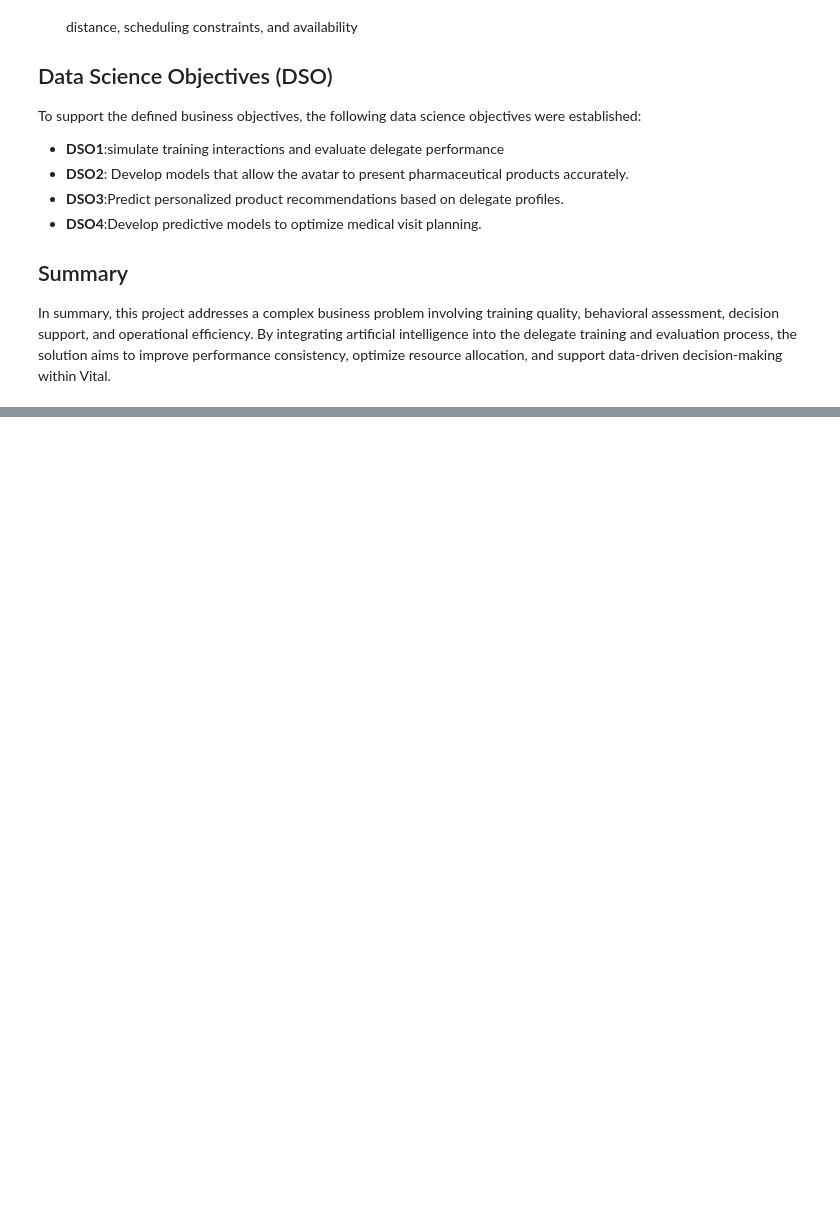
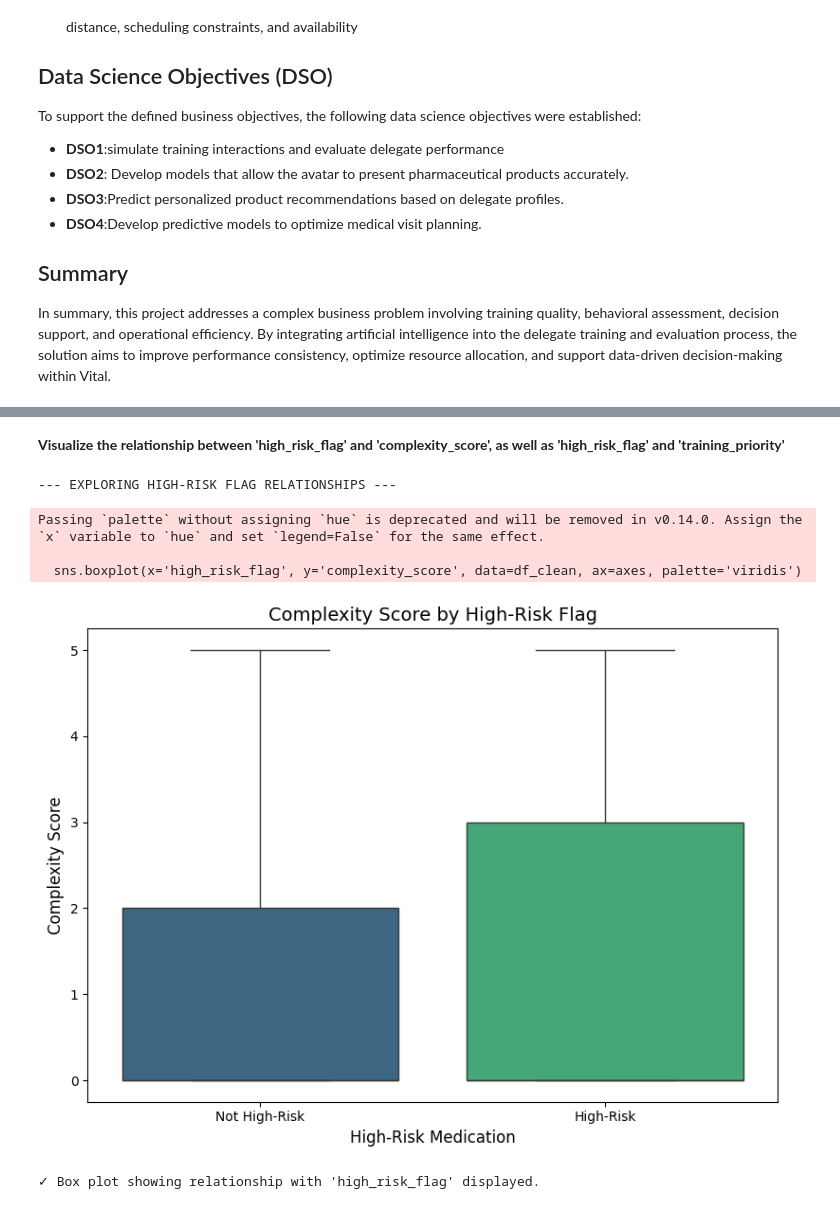
Before and after one commit to Amzilynn/PIDS-Cowin, a Jupyter notebook: PI_main.ipynb, the cells around one changed output, grey strips where cells are left out. Drawn from its saved outputs; the diff is of its cells as text; code cells hidden in the pictures; blank space fills up the shorter version.

```diff
--- a/PI_main.ipynb
+++ b/PI_main.ipynb
@@ -52,0 +732,27 @@ In summary, this project addresses a complex business problem involving training
+# %% [markdown]
+**Visualize the relationship between 'high_risk_flag' and 'complexity_score', as well as 'high_risk_flag' and 'training_priority'**
+# %%
+print("\n--- EXPLORING HIGH-RISK FLAG RELATIONSHIPS ---")
+
+fig, axes = plt.subplots(1, 1, figsize=(8, 6)) # Create a figure with 1 row and 1 column, as only one plot remains
+
+# Box plot for complexity_score vs high_risk_flag
+sns.boxplot(x='high_risk_flag', y='complexity_score', data=df_clean, ax=axes, palette='viridis')
+axes.set_title('Complexity Score by High-Risk Flag', fontsize=14)
+axes.set_xlabel('High-Risk Medication', fontsize=12)
+axes.set_ylabel('Complexity Score', fontsize=12)
+axes.set_xticklabels(['Not High-Risk', 'High-Risk'])
+
+# The code for 'training_priority' has been removed as the feature no longer exists.
+
+plt.tight_layout() # Adjust layout to prevent overlapping
+plt.show()
+
+print("✓ Box plot showing relationship with 'high_risk_flag' displayed.")
+# %% [output]
+--- EXPLORING HIGH-RISK FLAG RELATIONSHIPS ---
+Passing `palette` without assigning `hue` is deprecated and will be removed in v0.14.0. Assign the `x` variable to `hue` and set `legend=False` for the same effect.
+
+  sns.boxplot(x='high_risk_flag', y='complexity_score', data=df_clean, ax=axes, palette='viridis')
+[figure, added]
+✓ Box plot showing relationship with 'high_risk_flag' displayed.
```
Also changed, not shown: parts of 46 cells of this notebook.
